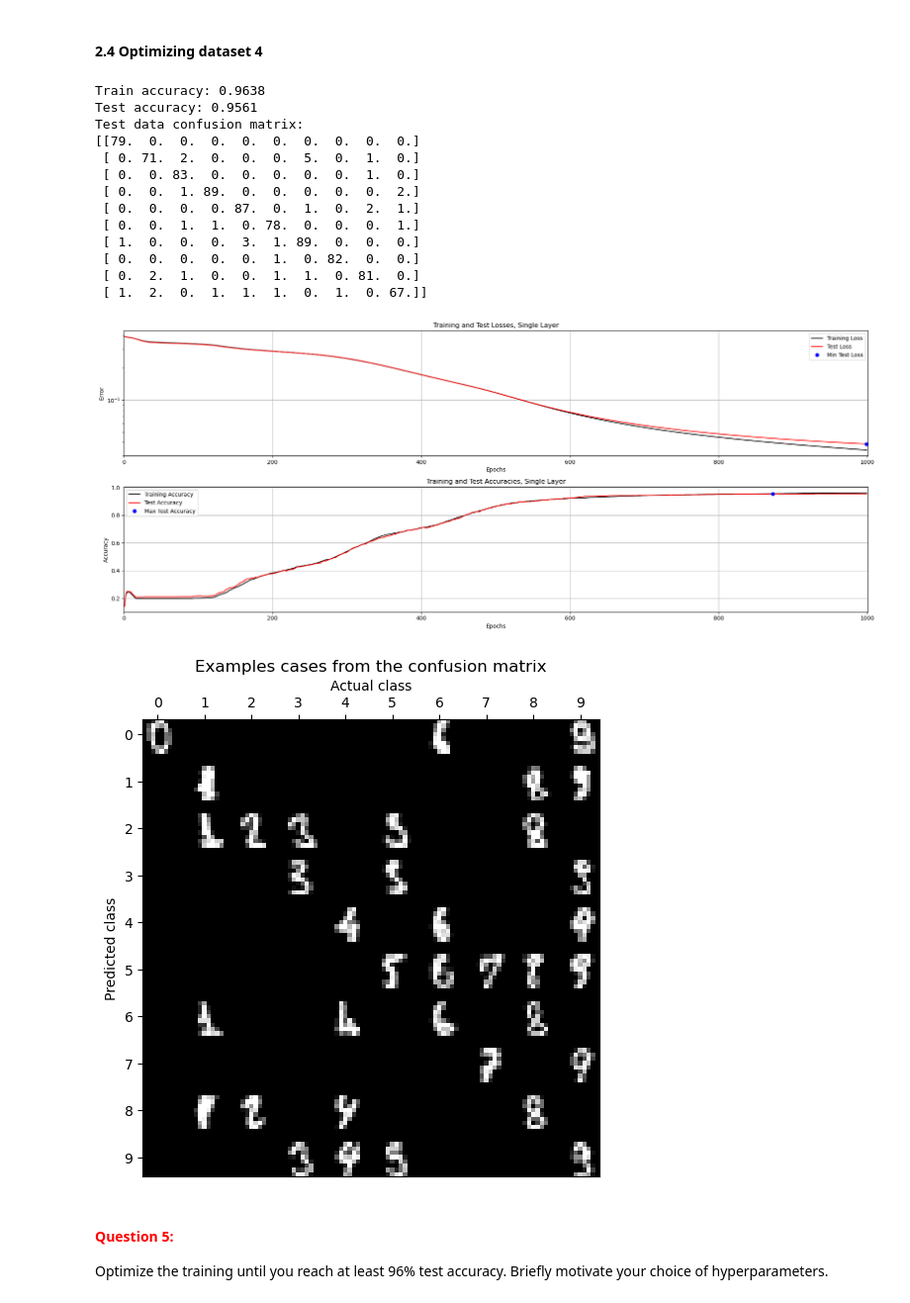
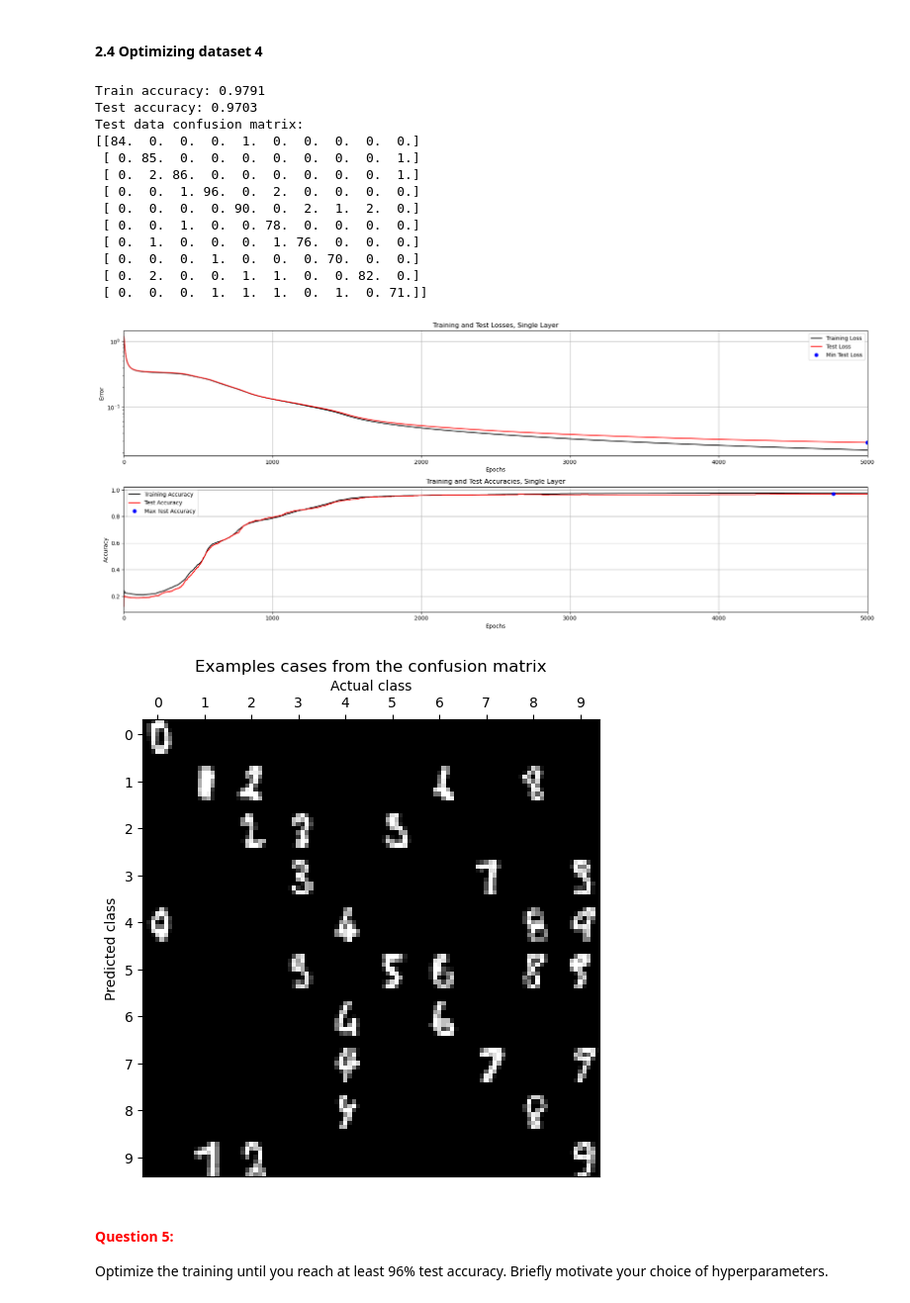
Before and after one commit to ash-rulz/NeuralNet, a Jupyter notebook: A1_Supervised/main3_MultiLayer.ipynb, the cells around one changed output. Shown at 99% size. Cells and saved outputs as stored; diff of their text form; code cells hidden in the pictures.

```diff
--- a/A1_Supervised/main3_MultiLayer.ipynb
+++ b/A1_Supervised/main3_MultiLayer.ipynb
@@ -498,42 +523,42 @@ Optimize the training until you reach at least 99% test accuracy. Briefly motiva
 # %%
 # --------------------------------------------
 # === Your code here =========================
 # --------------------------------------------
 nInputs  = 64
 nClasses = 10
 nHidden  = 40
 
 #Xavier initialization
 lower_1 = -(1.0 / np.sqrt(nInputs))
 upper_1 = (1.0 / np.sqrt(nInputs))
 W1_0 = np.linspace(lower_1, upper_1 , nInputs * nHidden).reshape(nInputs,nHidden)
 B1_0 = np.linspace(lower_1, upper_1 , nHidden).reshape(1,nHidden)
 
 lower_2 = -(1.0 / np.sqrt(nHidden))
 upper_2 = (1.0 / np.sqrt(nHidden))
 W2_0 = np.linspace(lower_2, upper_2 , nHidden * nClasses).reshape(nHidden,nClasses)
 B2_0 = np.linspace(lower_2, upper_2 , nClasses).reshape(1,nClasses)
 
-params = {"epochs": 1000, "learningRate": 0.09, "normalize": False, "useTanhOutput": True}
+params = {"epochs": 5000, "learningRate": 0.1, "normalize": True, "useTanhOutput": True}
 # ============================================
 
 trainMultiLayerOnDataset(4, 0.15, W1_0, B1_0, W2_0, B2_0, params)
 # %% [output]
-Train accuracy: 0.9638
-Test accuracy: 0.9561
+Train accuracy: 0.9791
+Test accuracy: 0.9703
 Test data confusion matrix:
-[[79.  0.  0.  0.  0.  0.  0.  0.  0.  0.]
- [ 0. 71.  2.  0.  0.  0.  5.  0.  1.  0.]
- [ 0.  0. 83.  0.  0.  0.  0.  0.  1.  0.]
- [ 0.  0.  1. 89.  0.  0.  0.  0.  0.  2.]
- [ 0.  0.  0.  0. 87.  0.  1.  0.  2.  1.]
- [ 0.  0.  1.  1.  0. 78.  0.  0.  0.  1.]
- [ 1.  0.  0.  0.  3.  1. 89.  0.  0.  0.]
- [ 0.  0.  0.  0.  0.  1.  0. 82.  0.  0.]
- [ 0.  2.  1.  0.  0.  1.  1.  0. 81.  0.]
- [ 1.  2.  0.  1.  1.  1.  0.  1.  0. 67.]]
+[[84.  0.  0.  0.  1.  0.  0.  0.  0.  0.]
+ [ 0. 85.  0.  0.  0.  0.  0.  0.  0.  1.]
+ [ 0.  2. 86.  0.  0.  0.  0.  0.  0.  1.]
+ [ 0.  0.  1. 96.  0.  2.  0.  0.  0.  0.]
+ [ 0.  0.  0.  0. 90.  0.  2.  1.  2.  0.]
+ [ 0.  0.  1.  0.  0. 78.  0.  0.  0.  0.]
+ [ 0.  1.  0.  0.  0.  1. 76.  0.  0.  0.]
+ [ 0.  0.  0.  1.  0.  0.  0. 70.  0.  0.]
+ [ 0.  2.  0.  0.  1.  1.  0.  0. 82.  0.]
+ [ 0.  0.  0.  1.  1.  1.  0.  1.  0. 71.]]
-[figure, old version]
+[figure, new version]
-[figure, old version]
+[figure, new version]
 # %% [markdown]
 #### **<span style="color:red">Question 5:</span>**
 
```
Also changed, not shown: parts of 7 cells of this notebook, 1 other file.
